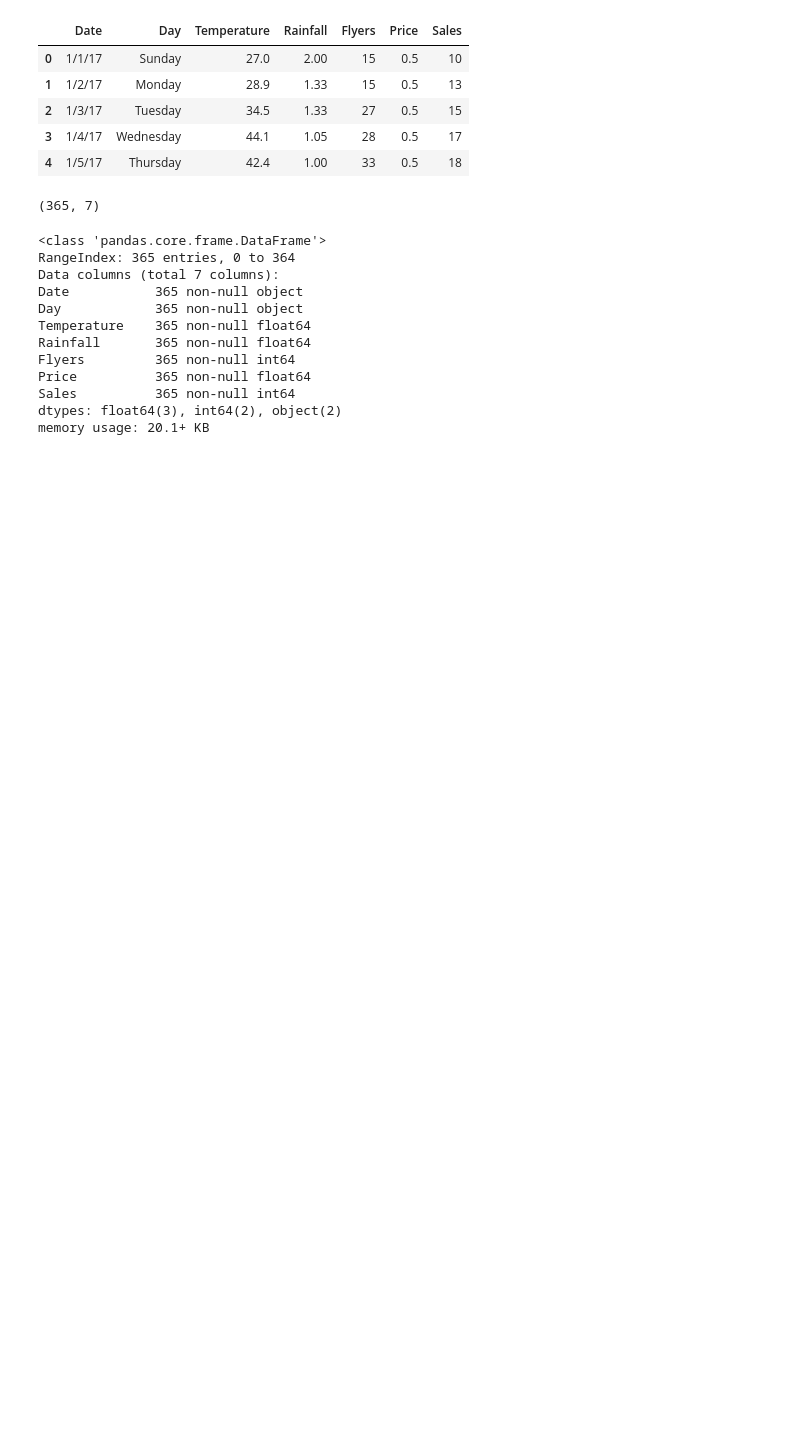
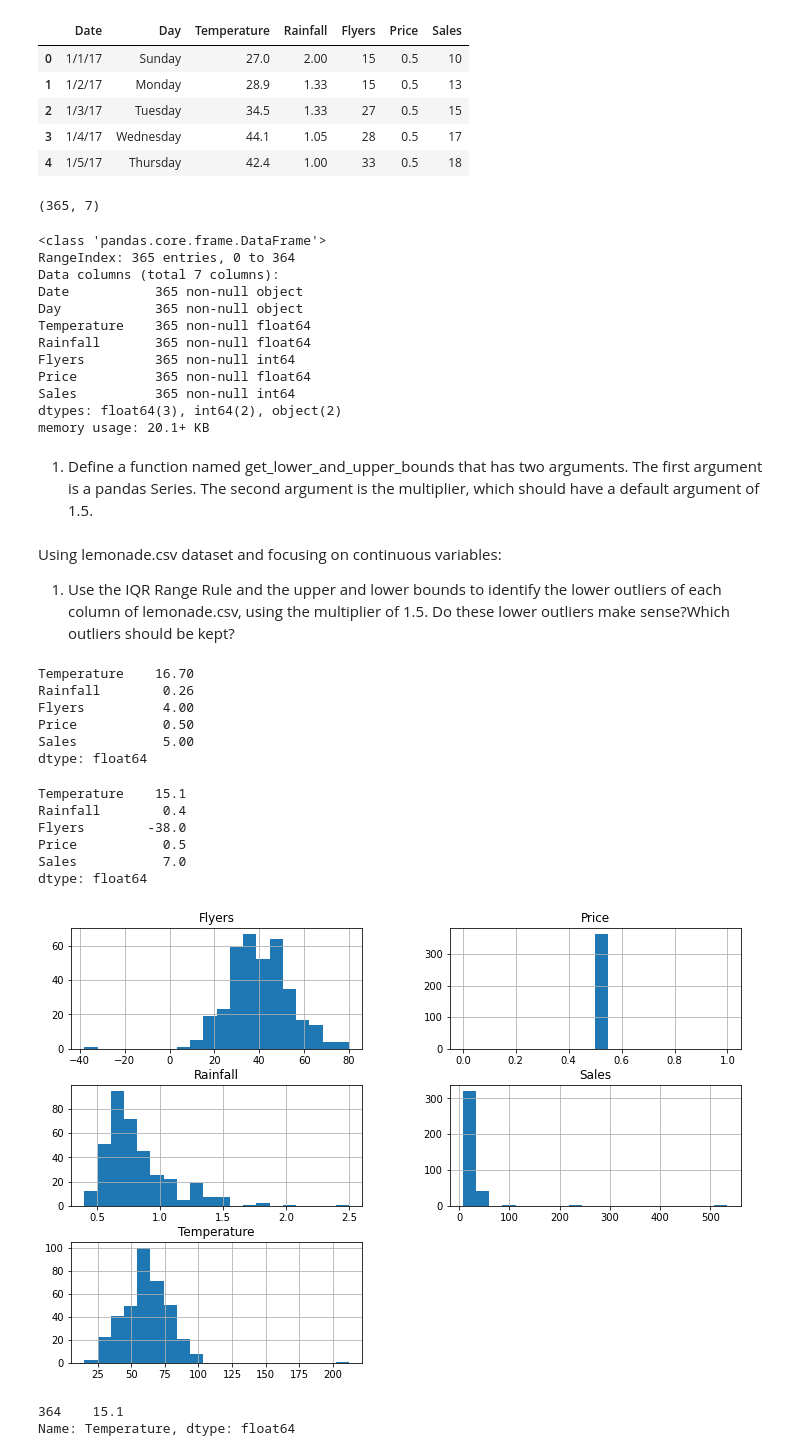
Before and after one commit to sunwenliang14/anomaly_detection, a Jupyter notebook: continuous_probabilistic_methods.ipynb, the cells around one changed output. Saved outputs shown, nothing was run; the diff lists cells and outputs as text; code cells hidden in the pictures; blank space fills up the shorter version.

```diff
--- a/continuous_probabilistic_methods.ipynb
+++ b/continuous_probabilistic_methods.ipynb
@@ -33,3 +35,5 @@ Price          365 non-null float64
 Sales          365 non-null int64
 dtypes: float64(3), int64(2), object(2)
 memory usage: 20.1+ KB
+# %% [markdown]
+1. Define a function named get_lower_and_upper_bounds that has two arguments. The first argument is a pandas Series. The second argument is the multiplier, which should have a default argument of 1.5.
@@ -35,0 +48,28 @@ memory usage: 20.1+ KB
+# %% [markdown]
+Using lemonade.csv dataset and focusing on continuous variables:
+
+1. Use the IQR Range Rule and the upper and lower bounds to identify the lower outliers of each column of lemonade.csv, using the multiplier of 1.5. Do these lower outliers make sense?Which outliers should be kept?
+# %%
+df_lower_bound = get_lower_and_upper_bounds(df[['Temperature','Rainfall','Flyers','Price','Sales']])[0]
+df_lower_bound
+# %% [output]
+Temperature    16.70
+Rainfall        0.26
+Flyers          4.00
+Price           0.50
+Sales           5.00
+dtype: float64
+# %%
+df[['Temperature','Rainfall','Flyers','Price','Sales']].min()
+# %% [output]
+Temperature    15.1
+Rainfall        0.4
+Flyers        -38.0
+Price           0.5
+Sales           7.0
+dtype: float64
+# %%
+df.hist(figsize=(12,8), bins=20)
+plt.show()
+# %% [output]
+[figure, added]
@@ -35,0 +81,6 @@ memory usage: 20.1+ KB
+# %%
+# this lower outliners make sense and should be kept
+low_outliers
+# %% [output]
+364    15.1
+Name: Temperature, dtype: float64
```
Also changed, not shown: parts of 48 cells of this notebook.
